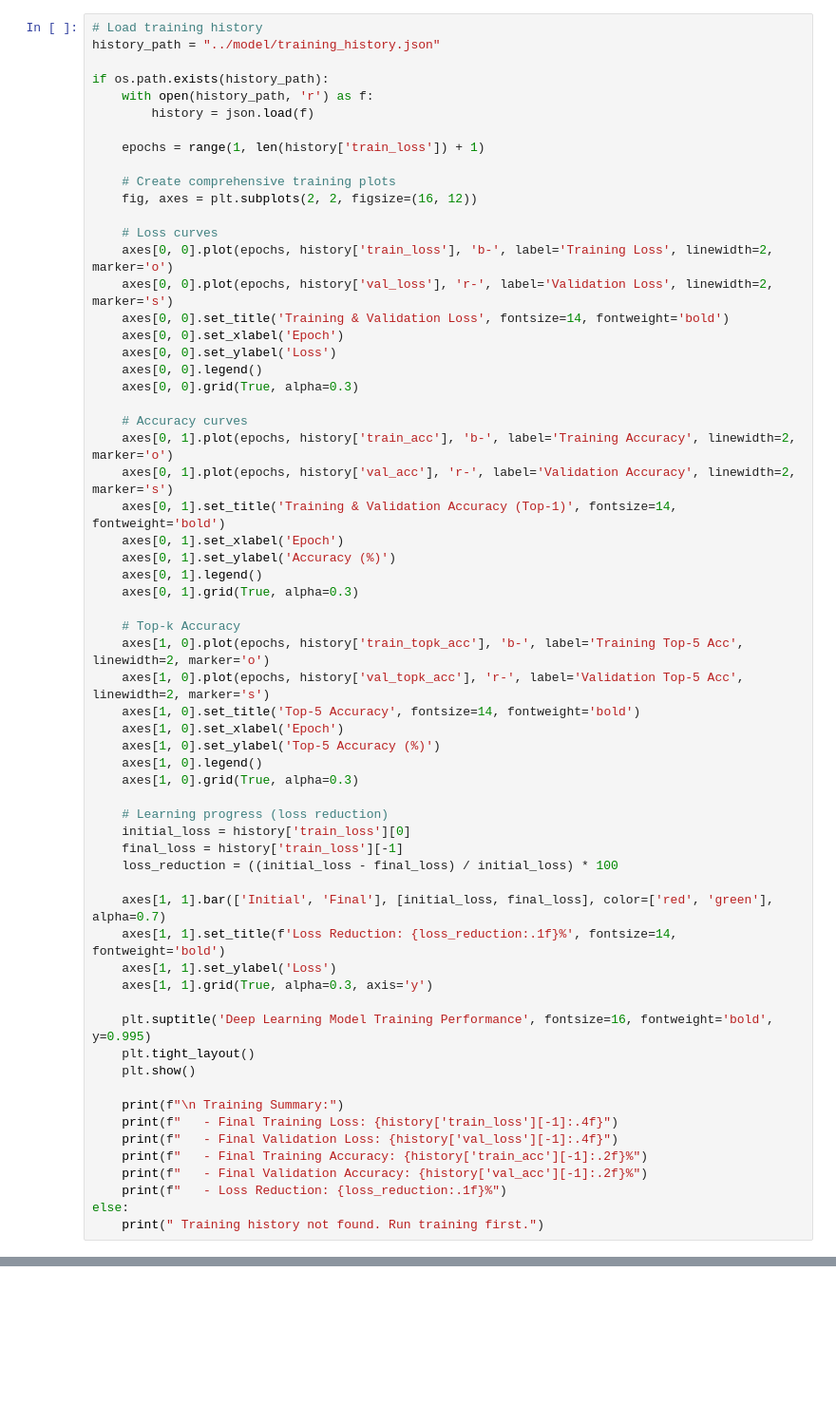
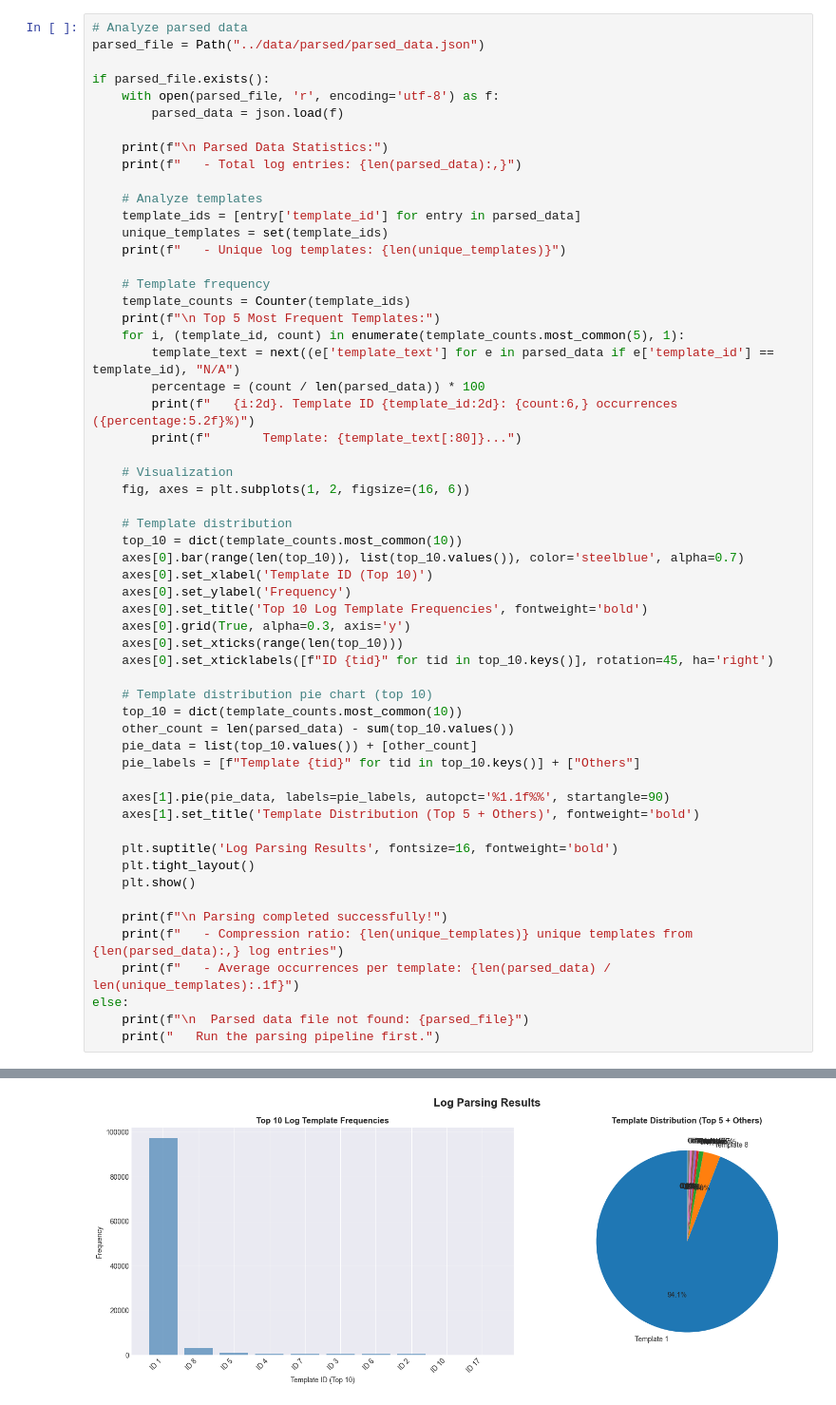
Before and after one commit to HoangZuzi-14/SOC-grade-Deep-Learning-Anomaly-Detection, a Jupyter notebook: notebook/analysis.ipynb, the cells around one changed output, grey strips where cells are left out. Shown at 95% size. Cells and saved outputs as stored; diff of their text form; blank space fills up the shorter version.

```diff
--- a/notebook/analysis.ipynb
+++ b/notebook/analysis.ipynb
@@ -97,63 +100,58 @@ DeepLogLSTM(
 # %%
-# Load training history
-history_path = "../model/training_history.json"
+# Analyze parsed data
+parsed_file = Path("../data/parsed/parsed_data.json")
 
-if os.path.exists(history_path):
-    with open(history_path, 'r') as f:
-        history = json.load(f)
+if parsed_file.exists():
+    with open(parsed_file, 'r', encoding='utf-8') as f:
+        parsed_data = json.load(f)
 
-    epochs = range(1, len(history['train_loss']) + 1)
+    print(f"\n Parsed Data Statistics:")
+    print(f"   - Total log entries: {len(parsed_data):,}")
 
-    # Create comprehensive training plots
-    fig, axes = plt.subplots(2, 2, figsize=(16, 12))
+    # Analyze templates
+    template_ids = [entry['template_id'] for entry in parsed_data]
+    unique_templates = set(template_ids)
+    print(f"   - Unique log templates: {len(unique_templates)}")
 
-    # Loss curves
-    axes[0, 0].plot(epochs, history['train_loss'], 'b-', label='Training Loss', linewidth=2, marker='o')
-    axes[0, 0].plot(epochs, history['val_loss'], 'r-', label='Validation Loss', linewidth=2, marker='s')
-    axes[0, 0].set_title('Training & Validation Loss', fontsize=14, fontweight='bold')
-    axes[0, 0].set_xlabel('Epoch')
-    axes[0, 0].set_ylabel('Loss')
-    axes[0, 0].legend()
-    axes[0, 0].grid(True, alpha=0.3)
+    # Template frequency
+    template_counts = Counter(template_ids)
+    print(f"\n Top 5 Most Frequent Templates:")
+    for i, (template_id, count) in enumerate(template_counts.most_common(5), 1):
+        template_text = next((e['template_text'] for e in parsed_data if e['template_id'] == template_id), "N/A")
+        percentage = (count / len(parsed_data)) * 100
+        print(f"   {i:2d}. Template ID {template_id:2d}: {count:6,} occurrences ({percentage:5.2f}%)")
+        print(f"       Template: {template_text[:80]}...")
 
-    # Accuracy curves
-    axes[0, 1].plot(epochs, history['train_acc'], 'b-', label='Training Accuracy', linewidth=2, marker='o')
-    axes[0, 1].plot(epochs, history['val_acc'], 'r-', label='Validation Accuracy', linewidth=2, marker='s')
-    axes[0, 1].set_title('Training & Validation Accuracy (Top-1)', fontsize=14, fontweight='bold')
-    axes[0, 1].set_xlabel('Epoch')
-    axes[0, 1].set_ylabel('Accuracy (%)')
-    axes[0, 1].legend()
-    axes[0, 1].grid(True, alpha=0.3)
+    # Visualization
+    fig, axes = plt.subplots(1, 2, figsize=(16, 6))
 
-    # Top-k Accuracy
-    axes[1, 0].plot(epochs, history['train_topk_acc'], 'b-', label='Training Top-5 Acc', linewidth=2, marker='o')
-    axes[1, 0].plot(epochs, history['val_topk_acc'], 'r-', label='Validation Top-5 Acc', linewidth=2, marker='s')
-    axes[1, 0].set_title('Top-5 Accuracy', fontsize=14, fontweight='bold')
-    axes[1, 0].set_xlabel('Epoch')
-    axes[1, 0].set_ylabel('Top-5 Accuracy (%)')
-    axes[1, 0].legend()
-    axes[1, 0].grid(True, alpha=0.3)
+    # Template distribution
+    top_10 = dict(template_counts.most_common(10))
+    axes[0].bar(range(len(top_10)), list(top_10.values()), color='steelblue', alpha=0.7)
+    axes[0].set_xlabel('Template ID (Top 10)')
+    axes[0].set_ylabel('Frequency')
+    axes[0].set_title('Top 10 Log Template Frequencies', fontweight='bold')
+    axes[0].grid(True, alpha=0.3, axis='y')
+    axes[0].set_xticks(range(len(top_10)))
+    axes[0].set_xticklabels([f"ID {tid}" for tid in top_10.keys()], rotation=45, ha='right')
 
-    # Learning progress (loss reduction)
-    initial_loss = history['train_loss'][0]
-    final_loss = history['train_loss'][-1]
-    loss_reduction = ((initial_loss - final_loss) / initial_loss) * 100
+    # Template distribution pie chart (top 10)
+    top_10 = dict(template_counts.most_common(10))
+    other_count = len(parsed_data) - sum(top_10.values())
+    pie_data = list(top_10.values()) + [other_count]
+    pie_labels = [f"Template {tid}" for tid in top_10.keys()] + ["Others"]
 
-    axes[1, 1].bar(['Initial', 'Final'], [initial_loss, final_loss], color=['red', 'green'], alpha=0.7)
-    axes[1, 1].set_title(f'Loss Reduction: {loss_reduction:.1f}%', fontsize=14, fontweight='bold')
-    axes[1, 1].set_ylabel('Loss')
-    axes[1, 1].grid(True, alpha=0.3, axis='y')
+    axes[1].pie(pie_data, labels=pie_labels, autopct='%1.1f%%', startangle=90)
+    axes[1].set_title('Template Distribution (Top 5 + Others)', fontweight='bold')
 
-    plt.suptitle('Deep Learning Model Training Performance', fontsize=16, fontweight='bold', y=0.995)
+    plt.suptitle('Log Parsing Results', fontsize=16, fontweight='bold')
     plt.tight_layout()
     plt.show()
 
-    print(f"\n Training Summary:")
-    print(f"   - Final Training Loss: {history['train_loss'][-1]:.4f}")
-    print(f"   - Final Validation Loss: {history['val_loss'][-1]:.4f}")
-    print(f"   - Final Training Accuracy: {history['train_acc'][-1]:.2f}%")
-    print(f"   - Final Validation Accuracy: {history['val_acc'][-1]:.2f}%")
-    print(f"   - Loss Reduction: {loss_reduction:.1f}%")
+    print(f"\n Parsing completed successfully!")
+    print(f"   - Compression ratio: {len(unique_templates)} unique templates from {len(parsed_data):,} log entries")
+    print(f"   - Average occurrences per template: {len(parsed_data) / len(unique_templates):.1f}")
 else:
-    print(" Training history not found. Run training first.")
+    print(f"\n  Parsed data file not found: {parsed_file}")
+    print("   Run the parsing pipeline first.")
 # %% [output]
@@ -160,0 +173 @@ else:
+[figure, added]
```
Also changed, not shown: parts of 25 cells of this notebook, 22 other files.
